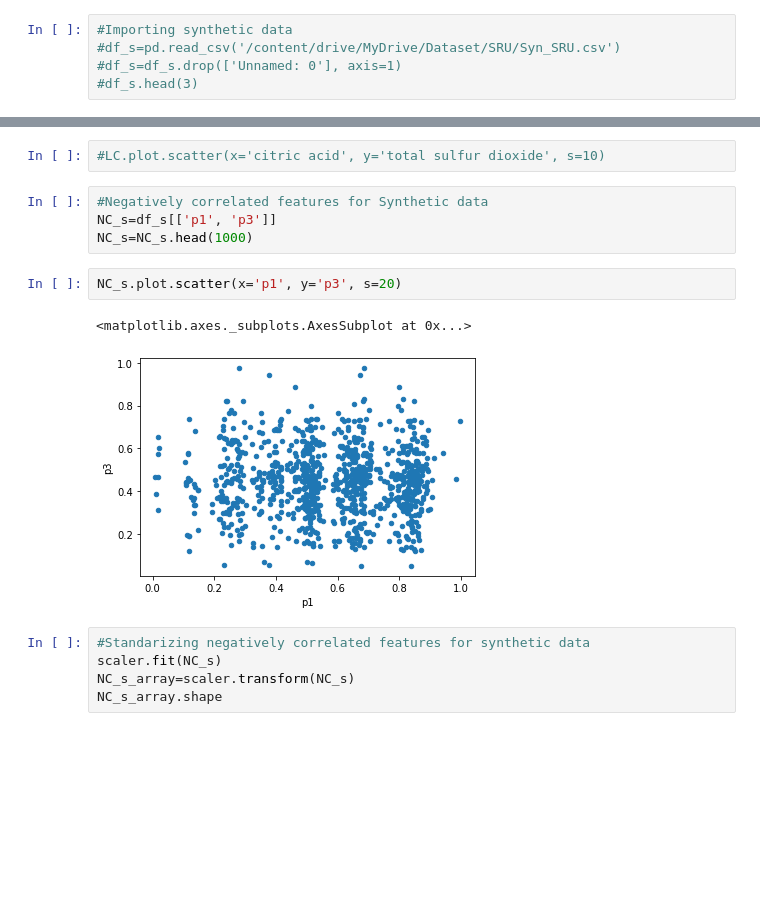
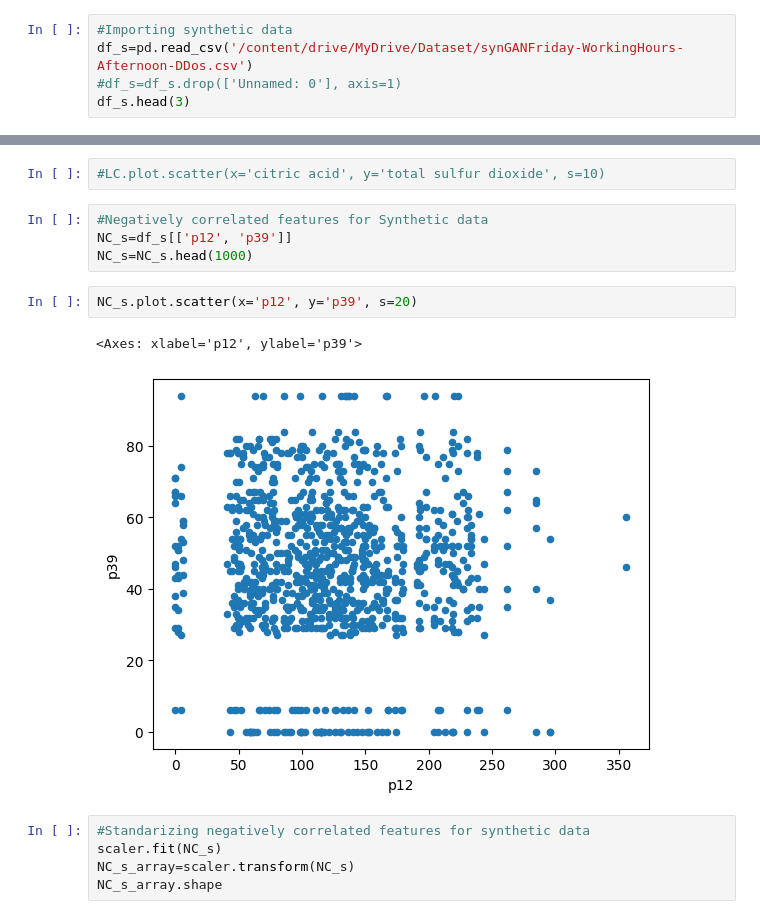
Before and after one commit to BabyFaceNelson/TopologyGANSyntheticData, a Jupyter notebook: Persistent_Diagram_SRU.ipynb, the cells around one changed output, grey strips where cells are left out. Cells and saved outputs as stored; diff of their text form; blank space fills up the shorter version.

```diff
--- a/Persistent_Diagram_SRU.ipynb
+++ b/Persistent_Diagram_SRU.ipynb
@@ -194,6 +201,6 @@ NC_r.plot.scatter(x='p1', y='p3', s=20)
 #Import synthetic dataset for analysis <br>
 # %%
 #Importing synthetic data
-#df_s=pd.read_csv('/content/drive/MyDrive/Dataset/SRU/Syn_SRU.csv')
+df_s=pd.read_csv('/content/drive/MyDrive/Dataset/synGANFriday-WorkingHours-Afternoon-DDos.csv')
 #df_s=df_s.drop(['Unnamed: 0'], axis=1)
-#df_s.head(3)
+df_s.head(3)
@@ -258,13 +326,13 @@ LC_s_array.shape
 #LC.plot.scatter(x='citric acid', y='total sulfur dioxide', s=10)
 # %%
 #Negatively correlated features for Synthetic data
-NC_s=df_s[['p1', 'p3']]
+NC_s=df_s[['p12', 'p39']]
 NC_s=NC_s.head(1000)
 # %%
-NC_s.plot.scatter(x='p1', y='p3', s=20)
+NC_s.plot.scatter(x='p12', y='p39', s=20)
 # %% [output]
-<matplotlib.axes._subplots.AxesSubplot at 0x...>
+<Axes: xlabel='p12', ylabel='p39'>
-[figure, old version]
+[figure, new version]
 # %%
 #Standarizing negatively correlated features for synthetic data
 scaler.fit(NC_s)
```
Also changed, not shown: parts of 54 cells of this notebook, 1 other file.
